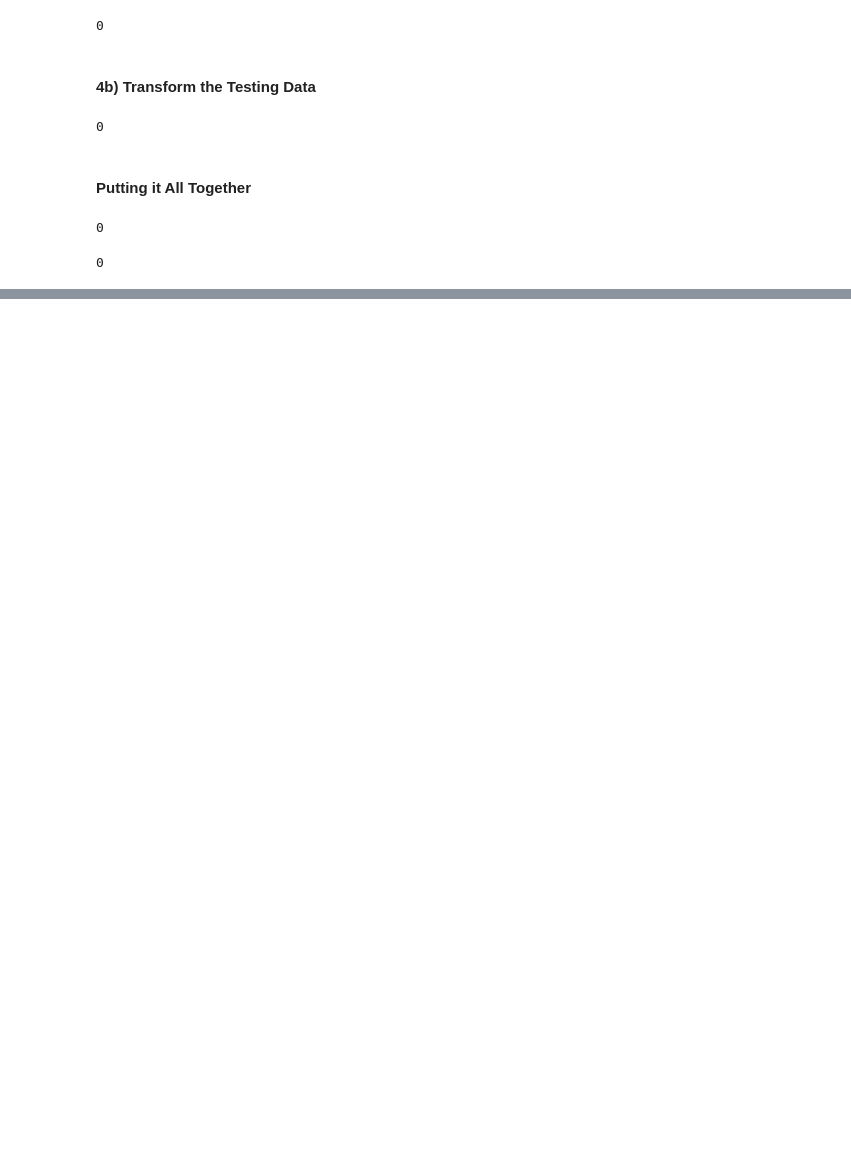
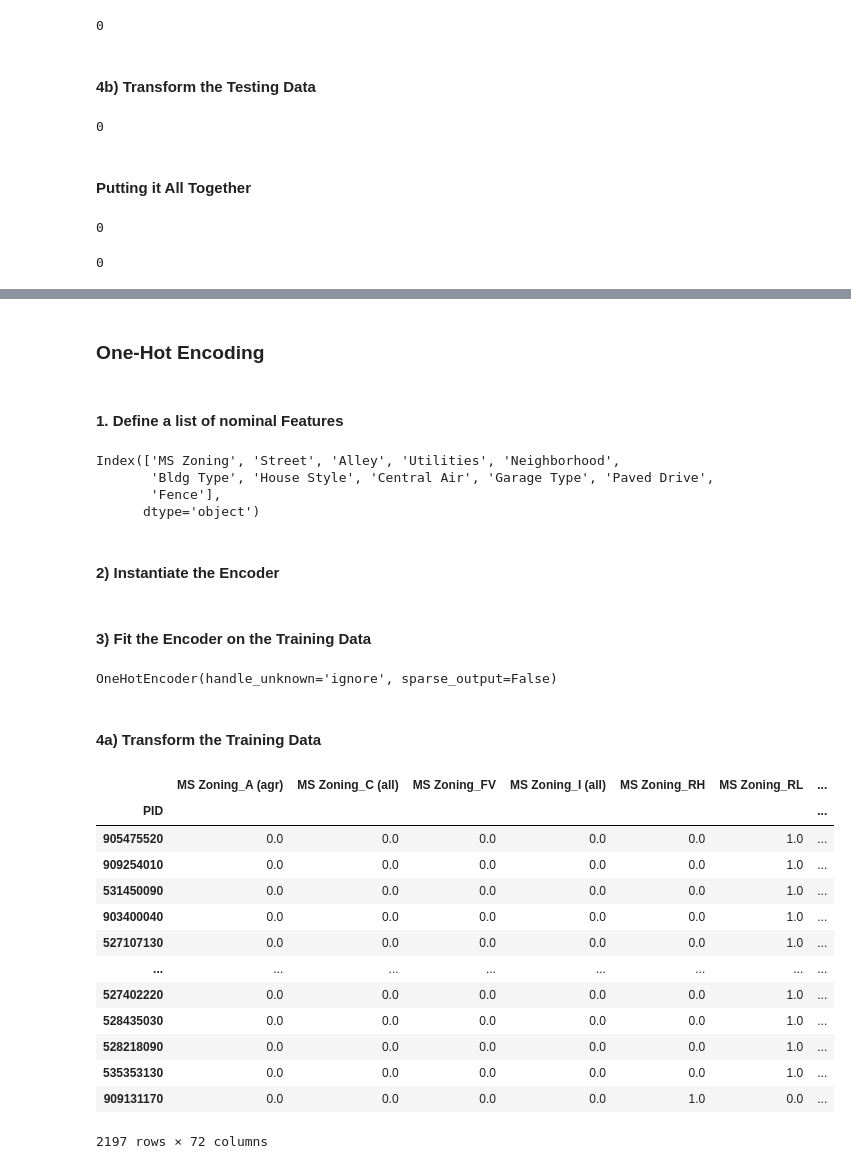
Before and after one commit to eckoecho/CodingDojo, a Jupyter notebook: Simple_Imputer.ipynb, the cells around one changed output, grey strips where cells are left out. Drawn from its saved outputs; the diff is of its cells as text; code cells hidden in the pictures; blank space fills up the shorter version.

```diff
--- a/Simple_Imputer.ipynb
+++ b/Simple_Imputer.ipynb
@@ -309,0 +323,4 @@ X_test_cat_imputed.isna().sum().sum()
+# %%
+# define a list of columns to encode as ordinal
+ordinal_cols = ['Exter Qual', 'Garage Qual', 'Exter Cond', 'Garage Cond']
+ordinal_cols
@@ -309,0 +420,46 @@ X_test_cat_imputed.isna().sum().sum()
+# %% [markdown]
+### One-Hot Encoding
+# %% [markdown]
+#### 1. Define a list of nominal Features
+# %%
+# saving list of categorical features to one-hot-encode
+ohe_cols = X_train_cat_imputed.drop(columns=ordinal_cols).columns
+ohe_cols
+# %% [output]
+Index(['MS Zoning', 'Street', 'Alley', 'Utilities', 'Neighborhood',
+       'Bldg Type', 'House Style', 'Central Air', 'Garage Type', 'Paved Drive',
+       'Fence'],
+      dtype='object')
+# %% [markdown]
+#### 2) Instantiate the Encoder
+# %%
+# Instantiate one hot encoder
+ohe_encoder = OneHotEncoder(sparse_output=False, handle_unknown="ignore")
+# %% [markdown]
+#### 3) Fit the Encoder on the Training Data
+# %%
+# Fit the OneHotEncoder on the training data
+ohe_encoder.fit(X_train_cat_imputed[ohe_cols])
+# %% [output]
+OneHotEncoder(handle_unknown='ignore', sparse_output=False)
+# %% [markdown]
+#### 4a) Transform the Training Data
+# %%
+# Transform the training data
+X_train_cat_ohe = ohe_encoder.transform(X_train_cat_imputed[ohe_cols])
+X_train_cat_ohe
+# %% [output]
+|  | MS Zoning_A (agr) | MS Zoning_C (all) | MS Zoning_FV | MS Zoning_I (all) | MS Zoning_RH | MS Zoning_RL | ... |
+| PID |  |  |  |  |  |  | ... |
+| 905475520 | 0.0 | 0.0 | 0.0 | 0.0 | 0.0 | 1.0 | ... |
+| 909254010 | 0.0 | 0.0 | 0.0 | 0.0 | 0.0 | 1.0 | ... |
+| 531450090 | 0.0 | 0.0 | 0.0 | 0.0 | 0.0 | 1.0 | ... |
+| 903400040 | 0.0 | 0.0 | 0.0 | 0.0 | 0.0 | 1.0 | ... |
+| 527107130 | 0.0 | 0.0 | 0.0 | 0.0 | 0.0 | 1.0 | ... |
+| ... | ... | ... | ... | ... | ... | ... | ... |
+| 527402220 | 0.0 | 0.0 | 0.0 | 0.0 | 0.0 | 1.0 | ... |
+| 528435030 | 0.0 | 0.0 | 0.0 | 0.0 | 0.0 | 1.0 | ... |
+| 528218090 | 0.0 | 0.0 | 0.0 | 0.0 | 0.0 | 1.0 | ... |
+| 535353130 | 0.0 | 0.0 | 0.0 | 0.0 | 0.0 | 1.0 | ... |
+| 909131170 | 0.0 | 0.0 | 0.0 | 0.0 | 1.0 | 0.0 | ... |
+2197 rows × 72 columns
```
Also changed, not shown: parts of 45 cells of this notebook.
